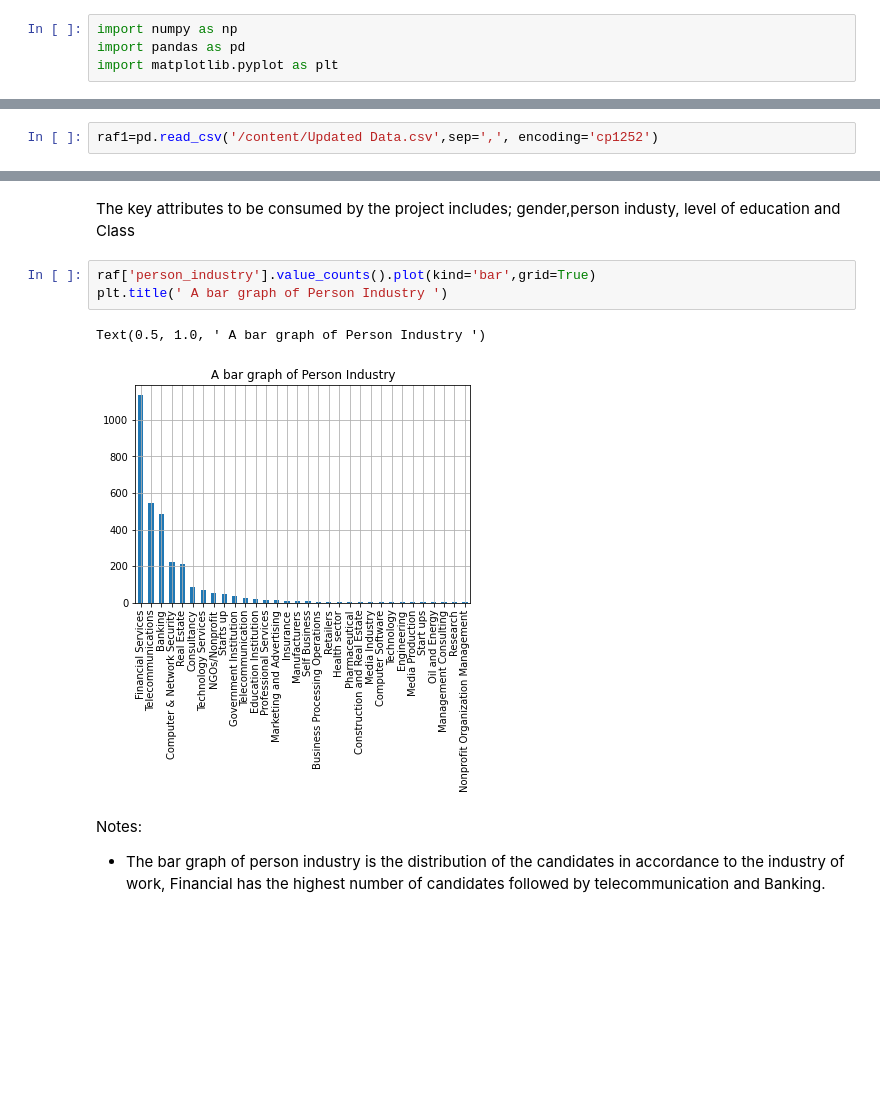
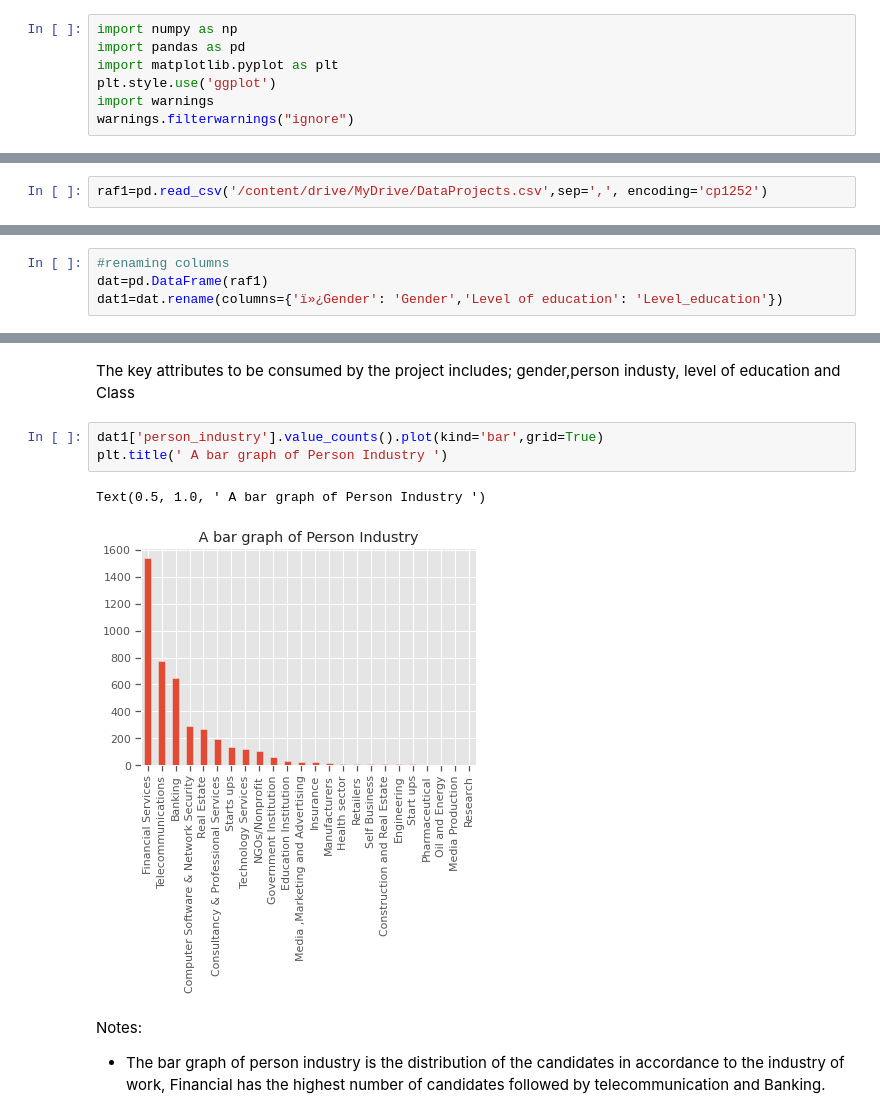
Before and after one commit to raff-gichira/ProjRaf, a Jupyter notebook: Project_CRISP_DM.ipynb, the cells around one changed output, grey strips where cells are left out. Saved outputs shown, nothing was run; the diff lists cells and outputs as text; blank space fills up the shorter version.

```diff
--- a/Project_CRISP_DM.ipynb
+++ b/Project_CRISP_DM.ipynb
@@ -10,10 +10,13 @@ Load the libraries
 import numpy as np
 import pandas as pd
 import matplotlib.pyplot as plt
+plt.style.use('ggplot')
+import warnings
+warnings.filterwarnings("ignore")
 # %% [markdown]
 Loading the dataset
 # %%
-raf1=pd.read_csv('/content/Updated Data.csv',sep=',', encoding='cp1252')
+raf1=pd.read_csv('/content/drive/MyDrive/DataProjects.csv',sep=',', encoding='cp1252')
 # %%
 raf1
 # %% [output]
@@ -32,0 +36,4 @@ raf1
+# %%
+#renaming columns
+dat=pd.DataFrame(raf1)
+dat1=dat.rename(columns={'ï»¿Gender': 'Gender','Level of education': 'Level_education'})
@@ -86,11 +61,11 @@ memory usage: 118.6+ KB
 # %% [markdown]
 The key attributes to be consumed by the project includes; gender,person industy, level of education and Class
 # %%
-raf['person_industry'].value_counts().plot(kind='bar',grid=True)
+dat1['person_industry'].value_counts().plot(kind='bar',grid=True)
 plt.title(' A bar graph of Person Industry ')
 # %% [output]
 Text(0.5, 1.0, ' A bar graph of Person Industry ')
-[figure, old version]
+[figure, new version]
 # %% [markdown]
 Notes:
 * The bar graph of person industry is the distribution of the candidates in accordance to the industry of work, Financial has the highest number of candidates followed by telecommunication and Banking.
```
Also changed, not shown: parts of 116 cells of this notebook.
